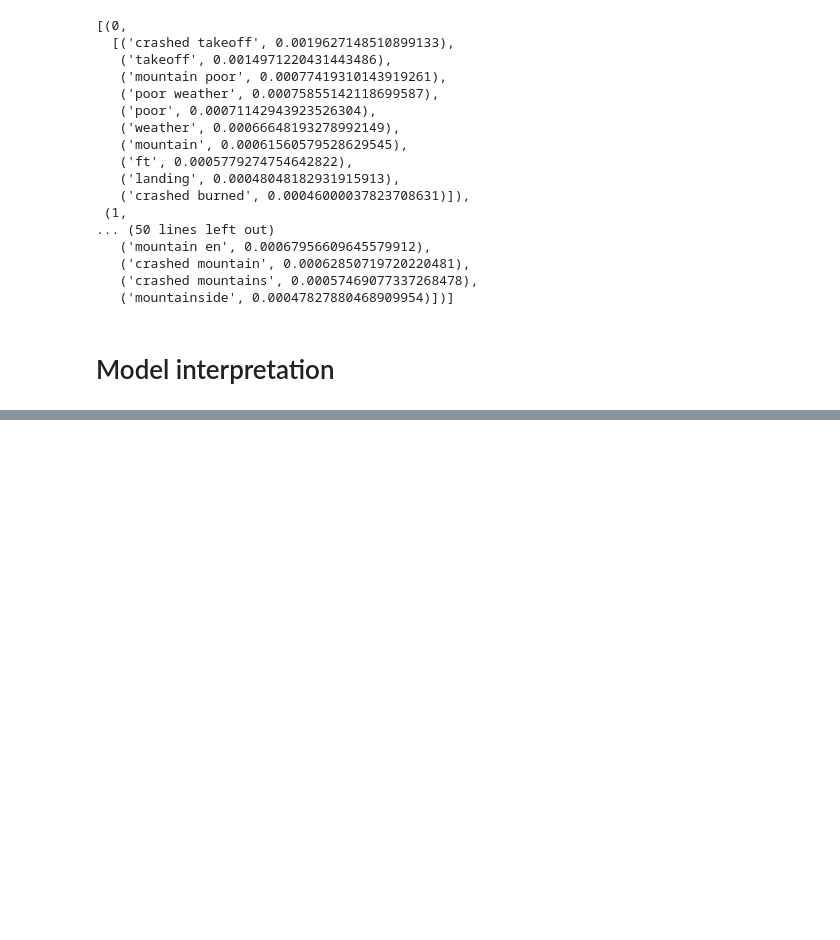
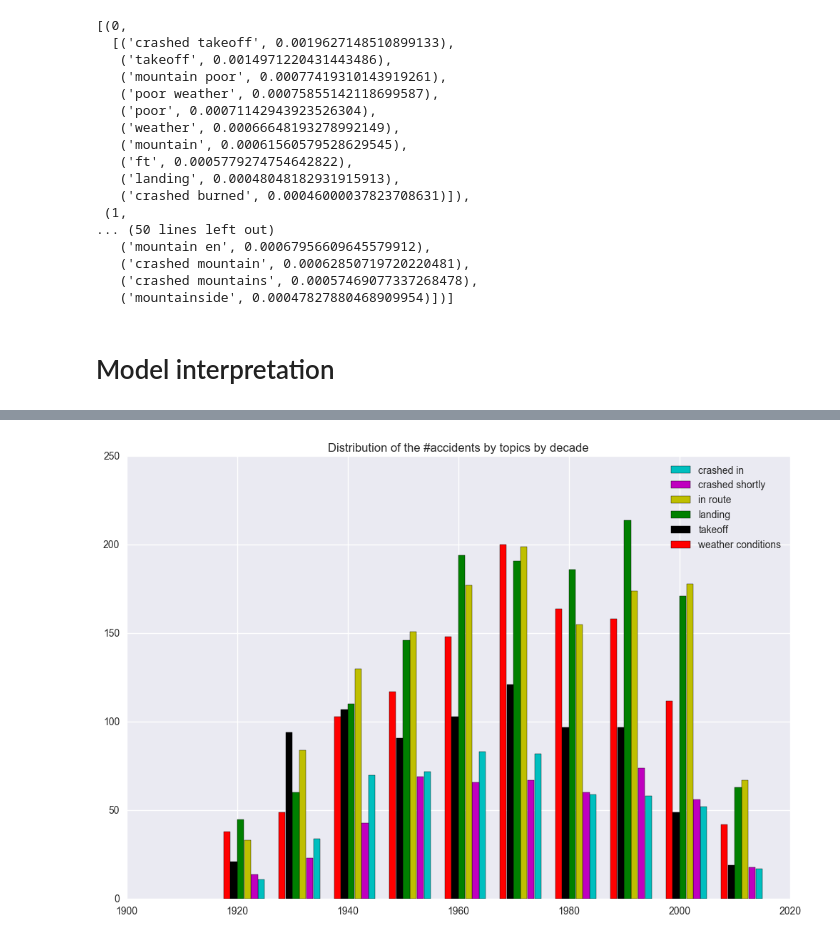
Before and after one commit to DanilBaibak/crash_planes, a Jupyter notebook: summaries_investigation.ipynb, the cells around one changed output, grey strips where cells are left out. Drawn from its saved outputs; the diff is of its cells as text; code cells hidden in the pictures; blank space fills up the shorter version.

```diff
--- a/summaries_investigation.ipynb
+++ b/summaries_investigation.ipynb
@@ -263,0 +242,19 @@ plt.show()
+# %%
+grouped = df.groupby(by=['Summary_topic', (df.index.year // 10) * 10]).size()
+
+margin = np.arange(-3.75, 3.75, 1.25)
+colors = ["c", "m", "y", "g", "k", "r"]
+
+plt.figure(figsize=(12, 8))
+ax = plt.subplot()
+legend = []
+
+for i, index in enumerate(grouped.index.levels[0]):
+    xx = ax.bar(np.array(grouped.index.levels[1]) - margin[i], grouped[index].values, color=colors[i], width=1.2)
+    legend.append(xx)
+
+plt.legend(legend, grouped.index.levels[0])
+plt.title('Distribution of the #accidents by topics by decade')
+plt.show()
+# %% [output]
+[figure, added]
```
Also changed, not shown: parts of 13 cells of this notebook.
